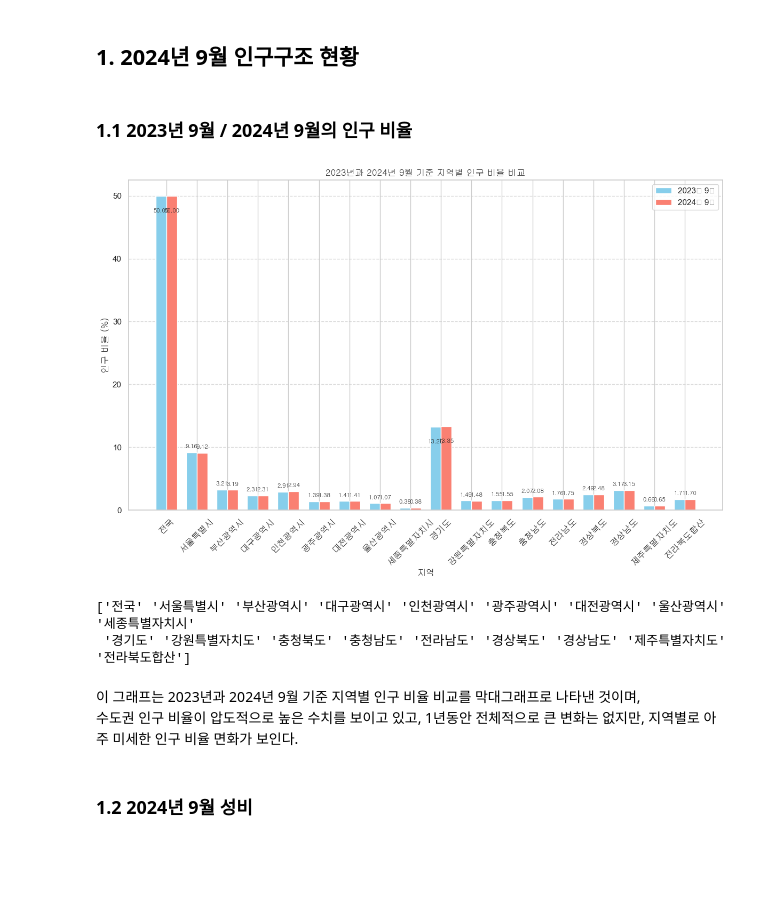
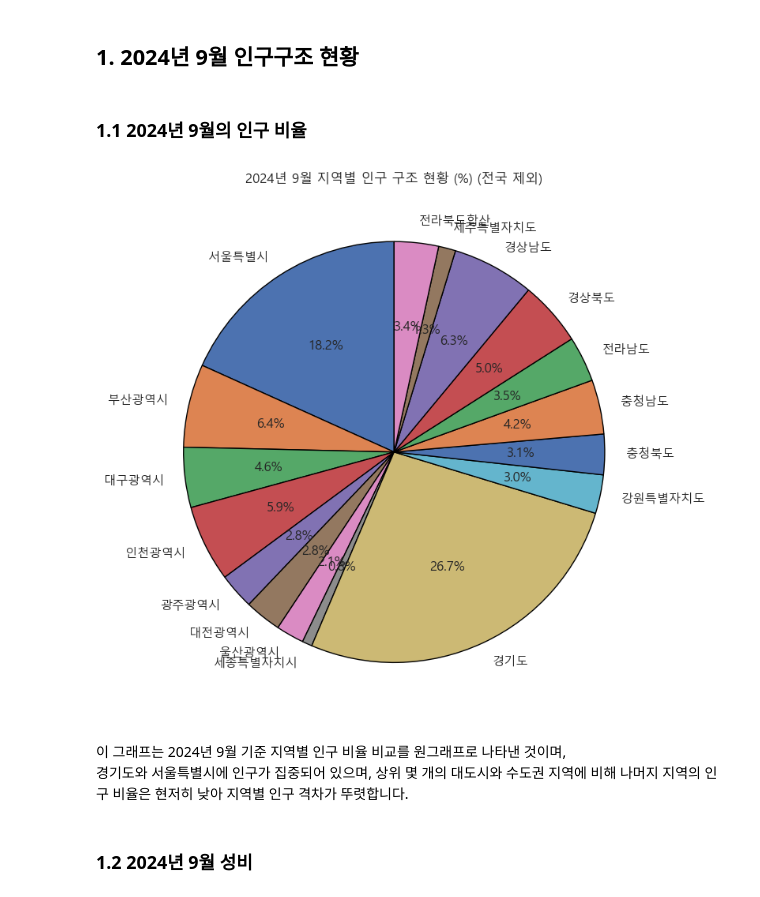
Before and after one commit to daewoong12/d_h, a Jupyter notebook: 25_파이썬데이터분석_실습_인구구조데이터.ipynb, the cells around one changed output. Saved outputs shown, nothing was run; the diff lists cells and outputs as text; code cells hidden in the pictures; blank space fills up the shorter version.

```diff
--- a/25_파이썬데이터분석_실습_인구구조데이터.ipynb
+++ b/25_파이썬데이터분석_실습_인구구조데이터.ipynb
@@ -417,63 +348,30 @@ def millions(x, pos):
 # %% [markdown]
 ## 1. 2024년 9월 인구구조 현황
 # %% [markdown]
-### 1.1 2023년 9월 / 2024년 9월의 인구 비율
+### 1.1 2024년 9월의 인구 비율
-# %%
-# 데이터 준비
-regions = df['행정구역']
-population_2023 = df['2023_09_인구비율']
-population_2024 = df['2024_09_인구비율']
-
-# 막대 위치 설정
-x = np.arange(len(regions))  # 각 지역의 위치
-width = 0.35  # 막대 폭
-
-# 그래프 생성
-fig, ax = plt.subplots(figsize=(12, 8))
-bar1 = ax.bar(x - width/2, population_2023, width, label='2023년 9월', color='skyblue')
-bar2 = ax.bar(x + width/2, population_2024, width, label='2024년 9월', color='salmon')
-
-# 레이블 및 제목 설정
-ax.set_xlabel('지역', fontproperties=font_prop)
-ax.set_ylabel('인구 비율 (%)', fontproperties=font_prop)
-ax.set_title('2023년과 2024년 9월 기준 지역별 인구 비율 비교', fontproperties=font_prop)
-ax.set_xticks(x)
-ax.set_xticklabels(regions, rotation=45, fontproperties=font_prop)
-ax.legend()
-
-# 2023년과 2024년 인구 비율 값 표시
-# 주요 비율 값만 표시 (예: 5% 이상만 표시)
-# 2023년과 2024년 인구 비율 값 표시
-for bar in bar1:
-    yval = bar.get_height()
-    if yval > 10:
-        ax.text(bar.get_x() + bar.get_width()/2, yval - 2, f'{yval:.2f}', ha='center', va='top', fontproperties=font_prop, fontsize=8)
-    else:
-        ax.text(bar.get_x() + bar.get_width()/2, yval + 0.5, f'{yval:.2f}', ha='center', va='bottom', fontproperties=font_prop, fontsize=8)
-
-for bar in bar2:
-    yval = bar.get_height()
-    if yval > 10:
-        ax.text(bar.get_x() + bar.get_width()/2, yval - 2, f'{yval:.2f}', ha='center', va='top', fontproperties=font_prop, fontsize=8)
-    else:
-        ax.text(bar.get_x() + bar.get_width()/2, yval + 0.5, f'{yval:.2f}', ha='center', va='bottom', fontproperties=font_prop, fontsize=8)
-
-# 세로 그리드 선 추가
-ax.grid(axis='y', linestyle='--', alpha=0.7)
-
-# 그래프 출력
-plt.tight_layout()
-plt.show()
-# %% [output]
-[figure, removed]
-# %%
-print(df['행정구역'].unique())
-# %% [output]
-['전국' '서울특별시' '부산광역시' '대구광역시' '인천광역시' '광주광역시' '대전광역시' '울산광역시' '세종특별자치시'
- '경기도' '강원특별자치도' '충청북도' '충청남도' '전라남도' '경상북도' '경상남도' '제주특별자치도' '전라북도합산']
+# %%
+import matplotlib.pyplot as plt
+
+# "전국" 데이터를 제외한 데이터 필터링
+filtered_data = df[df['행정구역'] != '전국']
+regions = filtered_data['행정구역']
+population_2024 = filtered_data['2024_09_인구비율']
+
+# 원 그래프 생성
+fig, ax = plt.subplots(figsize=(8, 8))
+ax.pie(population_2024, labels=regions, autopct='%1.1f%%', startangle=90, wedgeprops={'edgecolor': 'black'})
+
+# 제목 설정
+ax.set_title('2024년 9월 지역별 인구 구조 현황 (%) (전국 제외)')
+
+# 그래프 출력
+plt.tight_layout()
+plt.show()
+# %% [output]
+[figure, added]
 # %% [markdown]
-이 그래프는 2023년과 2024년 9월 기준 지역별 인구 비율 비교를 막대그래프로 나타낸 것이며,<br>
-수도권 인구 비율이 압도적으로 높은 수치를 보이고 있고, 1년동안 전체적으로 큰 변화는 없지만, 지역별로 아주 미세한 인구 비율 면화가 보인다.
+이 그래프는 2024년 9월 기준 지역별 인구 비율 비교를 원그래프로 나타낸 것이며,<br>
+경기도와 서울특별시에 인구가 집중되어 있으며, 상위 몇 개의 대도시와 수도권 지역에 비해 나머지 지역의 인구 비율은 현저히 낮아 지역별 인구 격차가 뚜렷합니다.
 # %% [markdown]
 ### 1.2 2024년 9월 성비
 # %%
```
Also changed, not shown: parts of 68 cells of this notebook.
